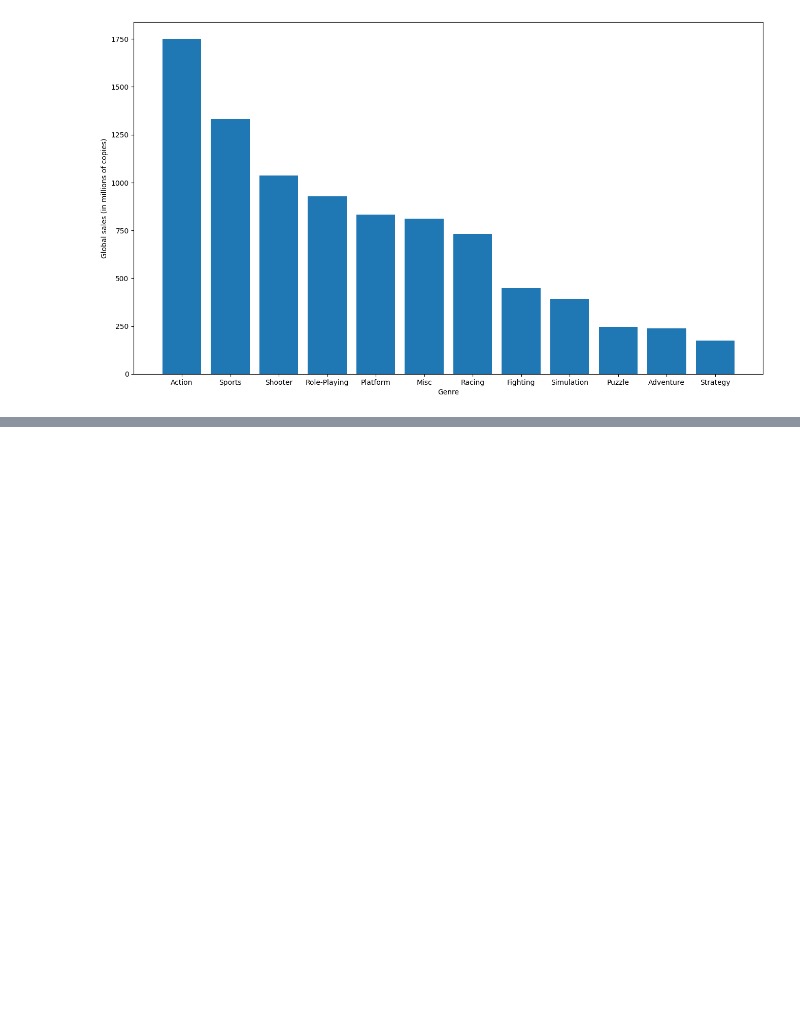
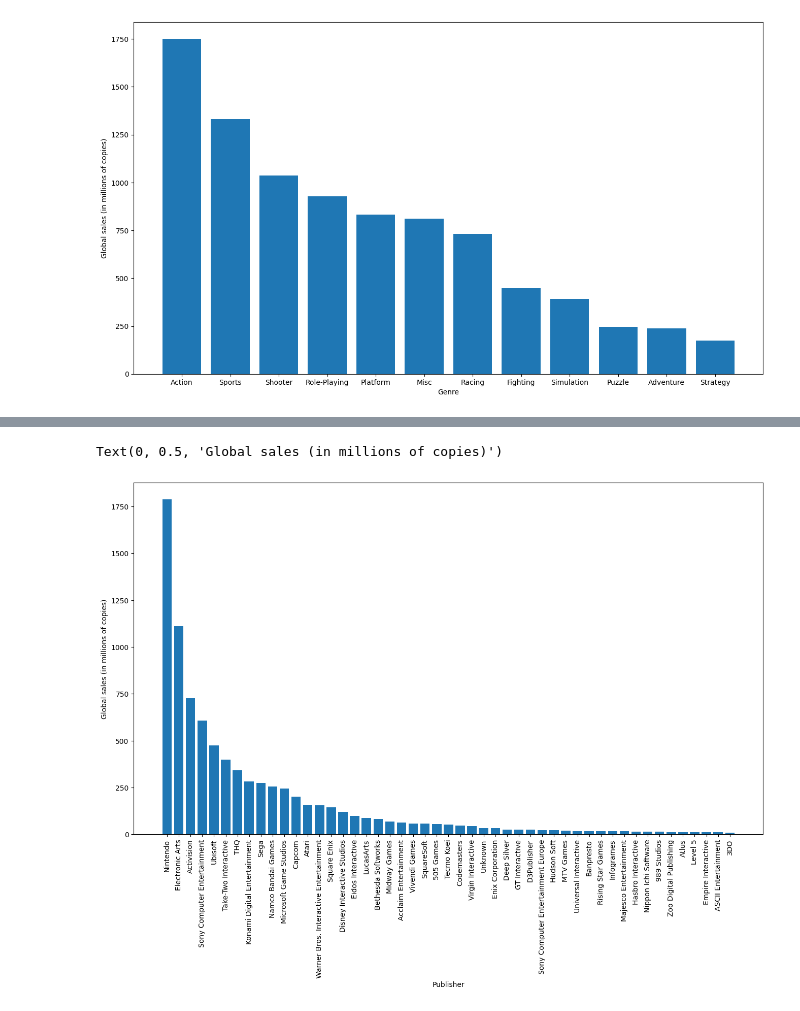
Before and after one commit to hansstanley/YongTauFoo, a Jupyter notebook: notebooks/sales.ipynb, the cells around one changed output, grey strips where cells are left out. Cells and saved outputs as stored; diff of their text form; code cells hidden in the pictures; blank space fills up the shorter version.

Commit message:
Add sales by publisher

```diff
--- a/notebooks/sales.ipynb
+++ b/notebooks/sales.ipynb
@@ -141,0 +131,8 @@ Text(0, 0.5, 'Global sales (in millions of copies)')
+# %%
+unique_publishers = sales['Publisher'].unique()
+publisher_rows = [sales[sales['Publisher'] == pub] for pub in unique_publishers]
+publisher_global_sales = [rows['Global_Sales'].sum() for rows in publisher_rows]
+publisher_global_sales = [[g, s] for g, s in zip(unique_publishers, publisher_global_sales) if s > 10]
+publisher_global_sales.sort(key=lambda x: x[1], reverse=True)
+publisher_data = pd.DataFrame(publisher_global_sales)
+publisher_data.iloc[:, 0]
@@ -141,0 +157,9 @@ Text(0, 0.5, 'Global sales (in millions of copies)')
+# %%
+plt.figure(figsize=(16, 9))
+plt.bar(publisher_data.iloc[:, 0].astype(str), publisher_data.iloc[:, 1])
+plt.xticks(rotation=90)
+plt.xlabel('Publisher')
+plt.ylabel('Global sales (in millions of copies)')
+# %% [output]
+Text(0, 0.5, 'Global sales (in millions of copies)')
+[figure, added]
```
Also changed, not shown: parts of 4 cells of this notebook, 1 other file.
